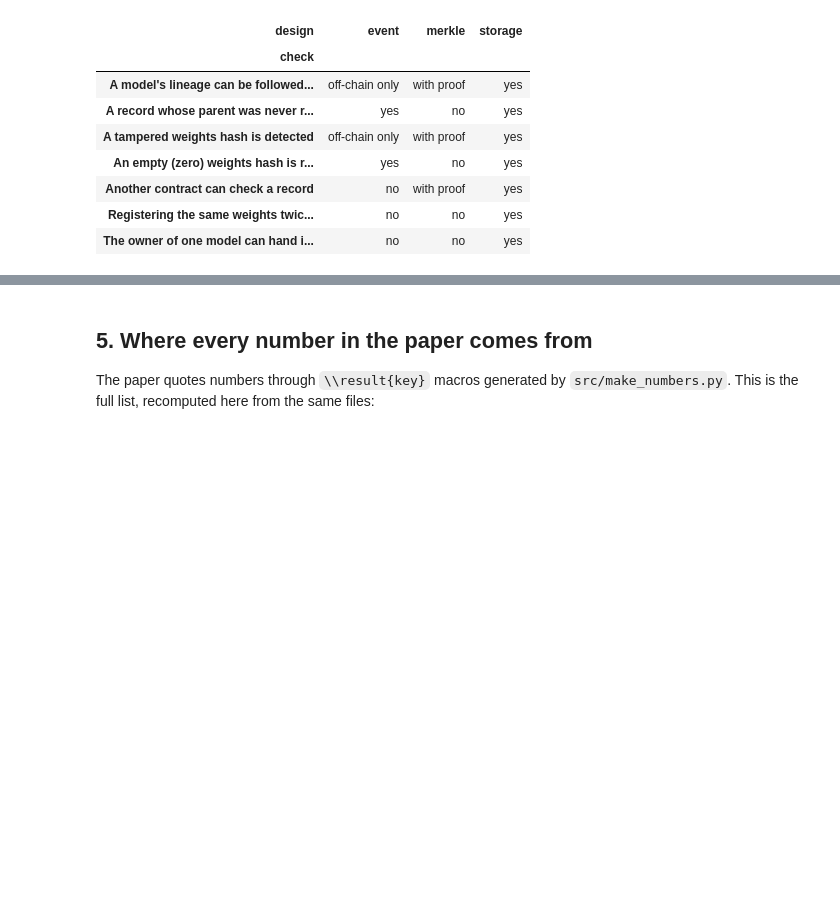
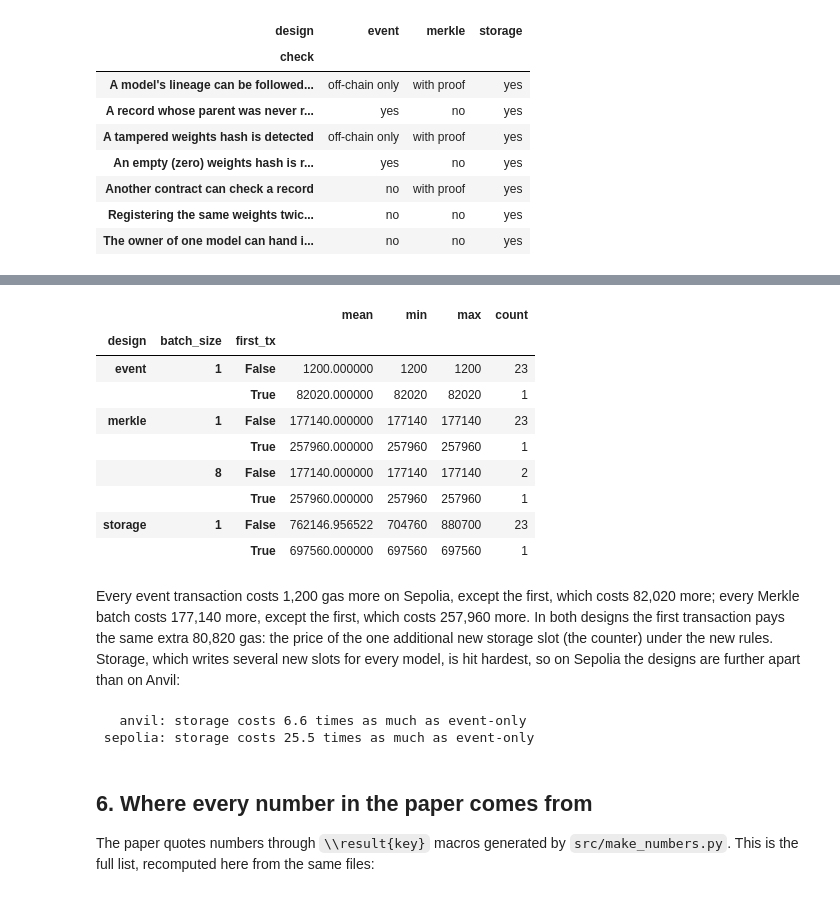
Before and after one commit to zhanerkemy/ai-provenance-registry, a Jupyter notebook: notebooks/results_walkthrough.ipynb, the cells around one changed output, grey strips where cells are left out. Cells and saved outputs as stored; diff of their text form; code cells hidden in the pictures; blank space fills up the shorter version.

Commit message:
Add the Sepolia comparison to the results notebook

```diff
--- a/notebooks/results_walkthrough.ipynb
+++ b/notebooks/results_walkthrough.ipynb
@@ -190,5 +219,40 @@ guarantees.pivot(index="check", columns="design", values="result")
+# %%
+anvil_tx = gas[gas["tx_gas"] > 0]
+sepolia_tx = pd.read_csv(RESULTS / "sepolia" / "gas.csv").query("tx_gas > 0")
+both = sepolia_tx.merge(anvil_tx, on=["design", "batch_size", "model_id"],
+                        suffixes=("_sepolia", "_anvil"))
+both["extra_gas"] = both["tx_gas_sepolia"] - both["tx_gas_anvil"]
+both["first_tx"] = both["batch_index_sepolia"] == 0
+both.groupby(["design", "batch_size", "first_tx"])["extra_gas"].agg(["mean", "min", "max", "count"])
+# %% [output]
+|  |  |  | mean | min | max | count |
+| design | batch_size | first_tx |  |  |  |  |
+| event | 1 | False | 1200.000000 | 1200 | 1200 | 23 |
+|  |  | True | 82020.000000 | 82020 | 82020 | 1 |
+| merkle | 1 | False | 177140.000000 | 177140 | 177140 | 23 |
+|  |  | True | 257960.000000 | 257960 | 257960 | 1 |
+|  | 8 | False | 177140.000000 | 177140 | 177140 | 2 |
+|  |  | True | 257960.000000 | 257960 | 257960 | 1 |
+| storage | 1 | False | 762146.956522 | 704760 | 880700 | 23 |
+|  |  | True | 697560.000000 | 697560 | 697560 | 1 |
+# %% [markdown]
+Every event transaction costs 1,200 gas more on Sepolia, except the first, which costs
+82,020 more; every Merkle batch costs 177,140 more, except the first, which costs 257,960
+more. In both designs the first transaction pays the same extra 80,820 gas: the price of the
+one additional new storage slot (the counter) under the new rules. Storage, which writes
+several new slots for every model, is hit hardest, so on Sepolia the designs are further
+apart than on Anvil:
+# %%
+rows = {(r["design"], r["batch_size"]): r for r in check["by_design"]}
+for chain in ["anvil", "sepolia"]:
+    ratio = (rows[("storage", 1)][f"{chain}_mean_gas_per_model"]
+             / rows[("event", 1)][f"{chain}_mean_gas_per_model"])
+    print(f"{chain:>8}: storage costs {ratio:.1f} times as much as event-only")
+# %% [output]
+   anvil: storage costs 6.6 times as much as event-only
+ sepolia: storage costs 25.5 times as much as event-only
 # %% [markdown]
-## 5. Where every number in the paper comes from
+## 6. Where every number in the paper comes from
 
 The paper quotes numbers through `\\result{key}` macros generated by `src/make_numbers.py`.
 This is the full list, recomputed here from the same files:
```
Also changed, not shown: parts of 4 cells of this notebook.
